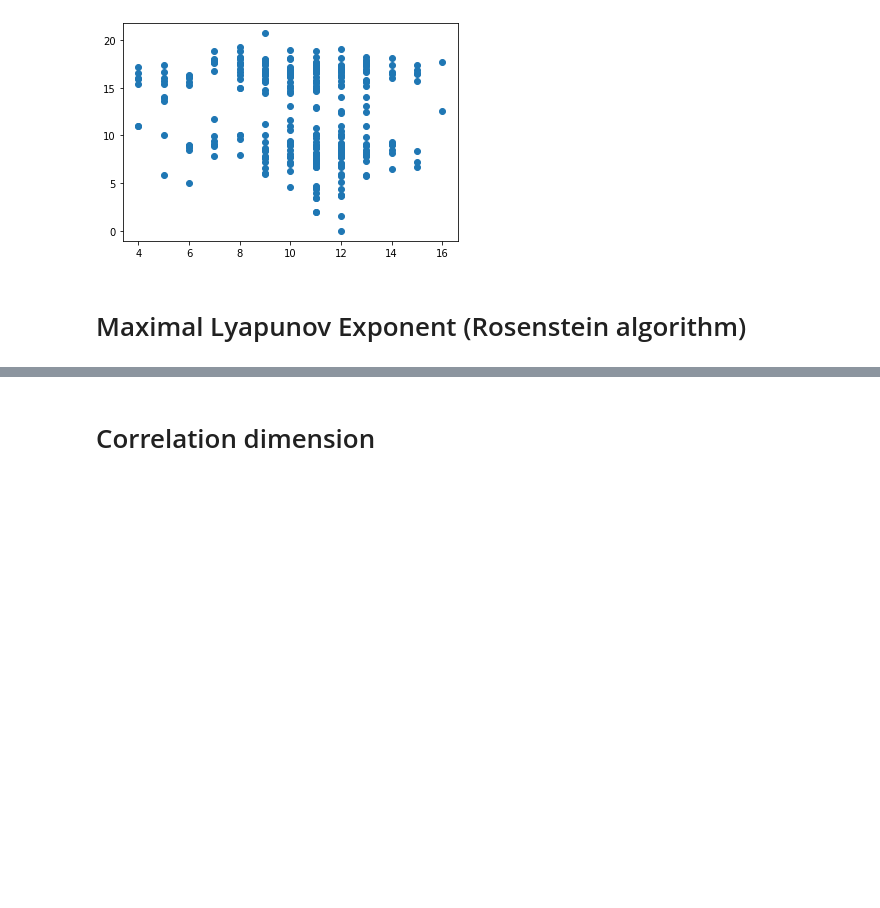
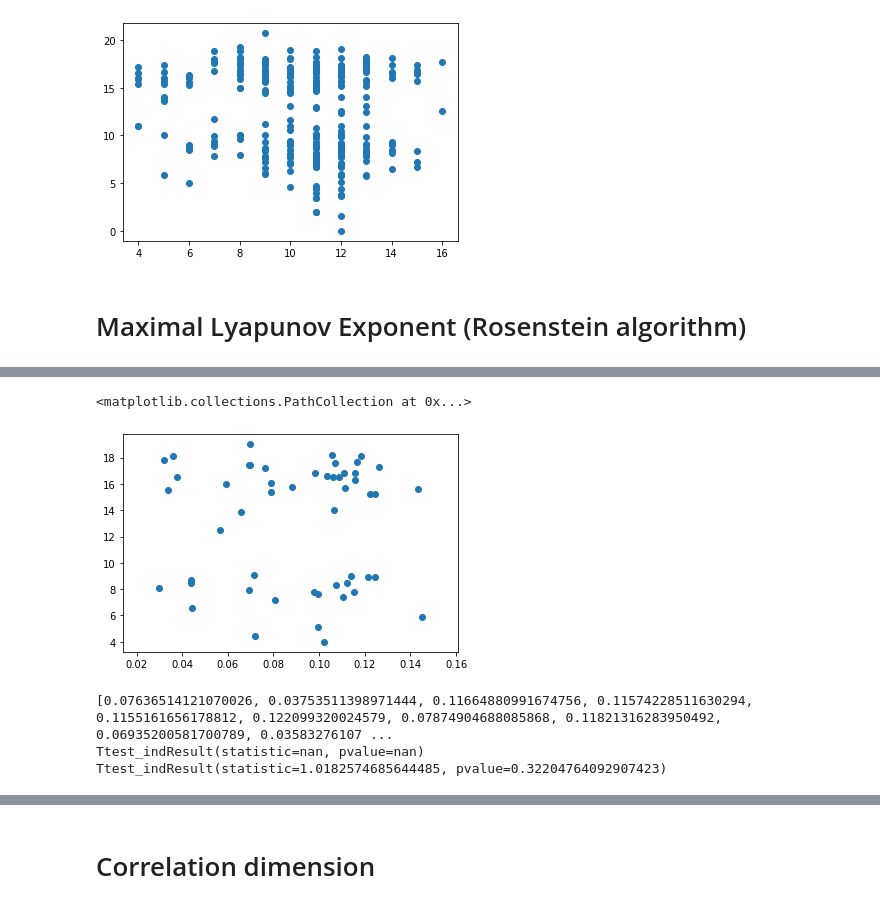
Before and after one commit to GillesVandewiele/EHG-Oversampling, a Jupyter notebook: Feature Analysis.ipynb, the cells around one changed output, grey strips where cells are left out. Saved outputs shown, nothing was run; the diff lists cells and outputs as text; code cells hidden in the pictures; blank space fills up the shorter version.

Commit message:
added more efficient calculation of correlation dimension & lyapunov max exponent to the notebook and removed third-party entropy-code

```diff
--- a/Feature Analysis.ipynb
+++ b/Feature Analysis.ipynb
@@ -283,15 +283,29 @@ plt.show()
 # %% [markdown]
 # Maximal Lyapunov Exponent (Rosenstein algorithm)
 # %%
-from nolds import lyap_r
+# # Warning: very memory-intensive (and untested)
 
+from nolitsa.lyapunov import mle_embed
 lyap_ch1 = []
-lyap_ch2 = []
-lyap_ch3 = []
 
 for i, (_id, (signal_ch1, signal_ch2, signal_ch3)) in tqdm_notebook(enumerate(list(zip(ids, signals)))):
-    lyap_ch1.append(lyap_r(signal_ch1[3000:-3000], emb_dim=7, lag=ac_zero_ch1[i]))
-#     lyap_ch2.append(lyap_r(signal_ch2[3000:-3000], emb_dim=7))
-#     lyap_ch3.append(lyap_r(signal_ch3[3000:-3000], emb_dim=7))
+    y = mle_embed(signal_ch1[3000:-3000], [7], ac_zero_ch1[i], maxt=10)[0]
+    x = np.arange(len(y))
+
+    lyap_ch1.append(np.polyfit(x, y, 1)[0])
+
+    if i == 50:
+        break
+
+# from nolds import lyap_r
+
+# lyap_ch1 = []
+# lyap_ch2 = []
+# lyap_ch3 = []
+
+# for i, (_id, (signal_ch1, signal_ch2, signal_ch3)) in tqdm_notebook(enumerate(list(zip(ids, signals)))):
+#     lyap_ch1.append(lyap_r(signal_ch1[3000:-3000], emb_dim=7, lag=ac_zero_ch1[i]))
+# #     lyap_ch2.append(lyap_r(signal_ch2[3000:-3000], emb_dim=7))
+# #     lyap_ch3.append(lyap_r(signal_ch3[3000:-3000], emb_dim=7))
 # %% [output]
 [interactive output not drawn]
@@ -298,0 +312,32 @@ KeyboardInterrupt:
+# %%
+plt.scatter(lyap_ch1, remaining_durations[:len(lyap_ch1)])
+# %% [output]
+<matplotlib.collections.PathCollection at 0x...>
+[figure, added]
+# %%
+from scipy.stats import ttest_ind
+
+preterm_early = []
+preterm_late = []
+term_early = []
+term_late = []
+for gest, dur, lyap in zip(gestations, remaining_durations, lyap_ch1):
+    if gest - dur <= 26:
+        if gest >= 37:
+            term_early.append(lyap)
+        else:
+            preterm_early.append(lyap)
+    else:
+        if gest >= 37:
+            term_late.append(lyap)
+        else:
+            preterm_late.append(lyap)
+
+print(term_early, preterm_early)
+# print(preterm_early, preterm_late)
+print(ttest_ind(preterm_early, term_early))
+print(ttest_ind(preterm_late, term_late))
+# %% [output]
+[0.07636514121070026, 0.03753511398971444, 0.11664880991674756, 0.11574228511630294, 0.1155161656178812, 0.122099320024579, 0.07874904688085868, 0.11821316283950492, 0.06935200581700789, 0.03583276107 ...
+Ttest_indResult(statistic=nan, pvalue=nan)
+Ttest_indResult(statistic=1.0182574685644485, pvalue=0.32204764092907423)
```
Also changed, not shown: parts of 11 cells of this notebook, 3 other files.
